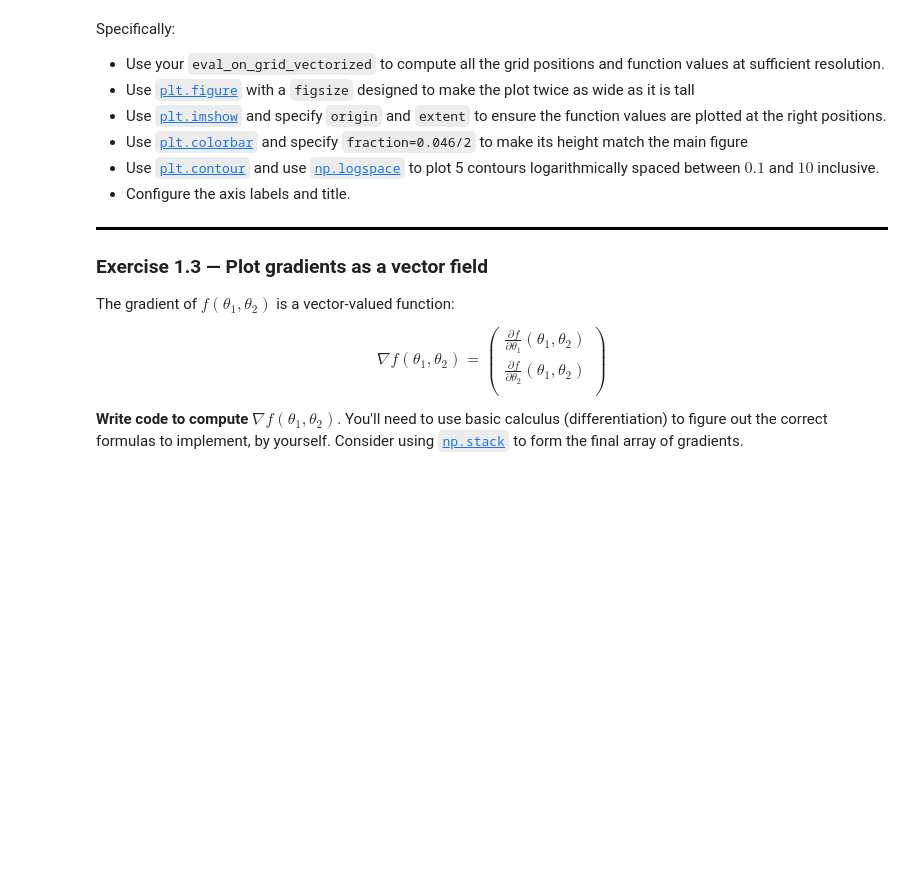
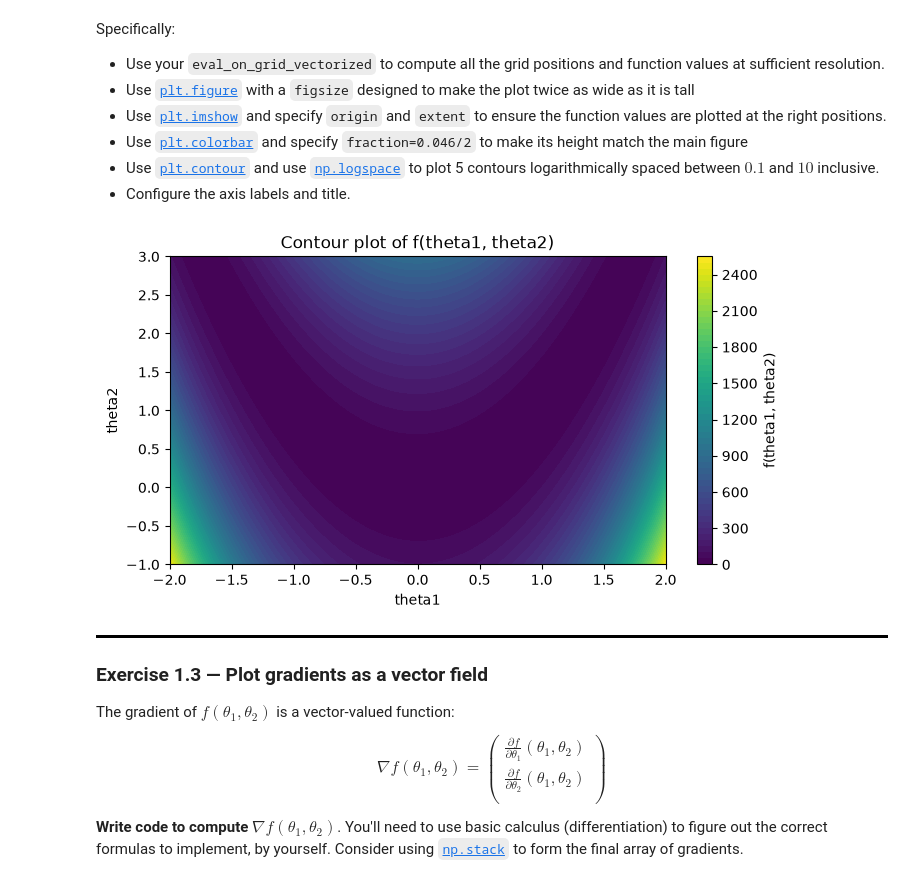
Before and after one commit to laurent-lao/COMP-432-Assignments, a Jupyter notebook: Assignment3/assignment03_student.ipynb, the cells around one changed output. Cells and saved outputs as stored; diff of their text form; code cells hidden in the pictures; blank space fills up the shorter version.

```diff
--- a/Assignment3/assignment03_student.ipynb
+++ b/Assignment3/assignment03_student.ipynb
@@ -117,7 +117,9 @@ $$
 # %%
 def f(theta1, theta2):
     # Your code here. Aim for 1-3 lines.
-    return
+    first = (1-theta1)**2
+    second = 100*(theta2-theta1**2)**2
+    return first + second
 # %% [markdown]
 **Check your answer** by running the code cell below.
 # %%
@@ -144,13 +148,24 @@ Specifically:
 # %%
 def plot_exercise12():
     # Your code here. Aim for 9-12 lines.
     # 1. Compute the grid of theta1, theta2 values, and y = f(theta1, theta2) for each
     # 2. Plot the y value at each (theta1, theta2)
     # 3. Configure the plot
+    extent = (-2, 2, -1, 3)
+    numsteps = 100
+    theta1, theta2, y = eval_on_grid_vectorized(f, extent, numsteps)
+    plt.figure(figsize=(8, 4)) # twice as wide as tall
+    plt.contourf(theta1, theta2, y, levels=50, cmap='viridis')
+    plt.colorbar(label='f(theta1, theta2)')
+    plt.title('Contour plot of f(theta1, theta2)')
+    plt.xlabel('theta1')
+    plt.ylabel('theta2')
     return
 
 
 plot_exercise12()
+# %% [output]
+[figure, added]
 # %% [markdown]
 <div style="border-bottom: 3px solid black;"></div>
 
```
Also changed, not shown: parts of 2 cells of this notebook.
